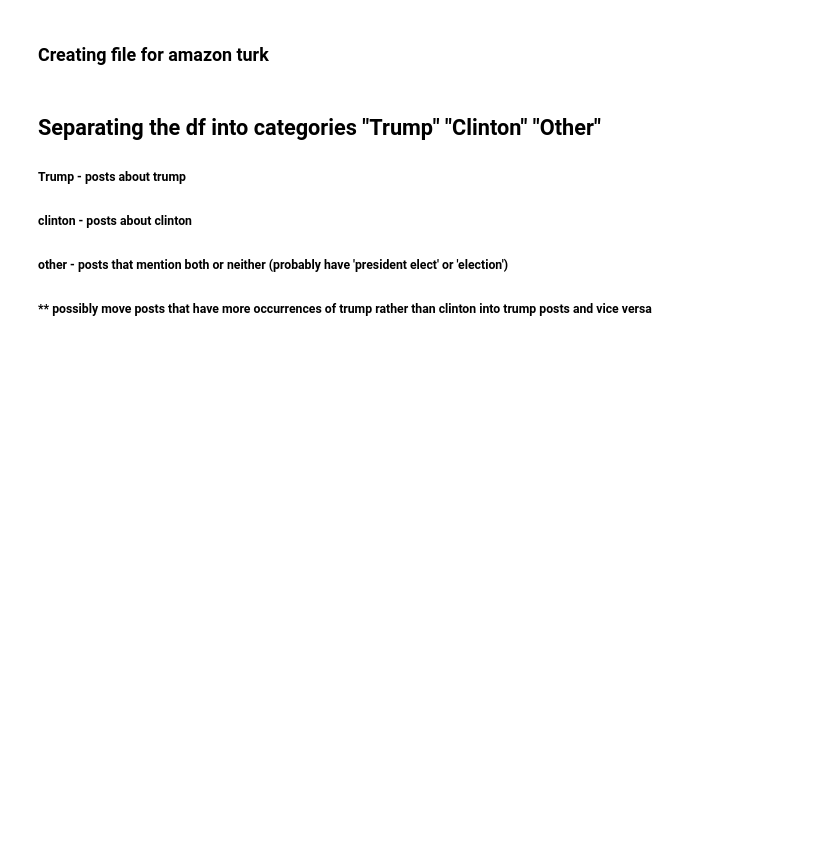
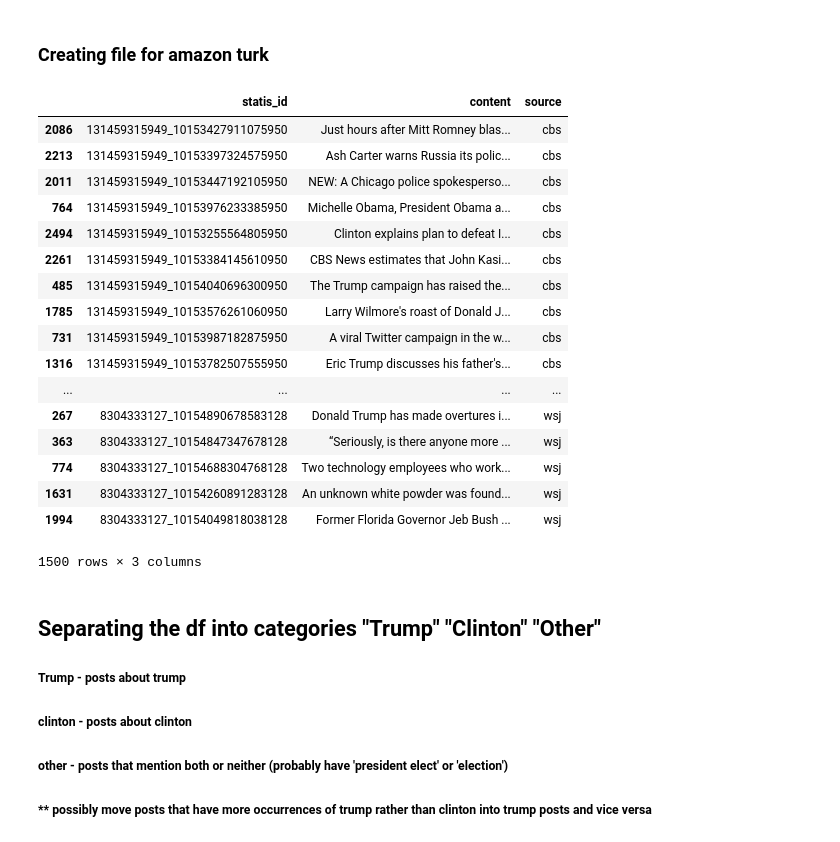
Before and after one commit to harumhl/Grab-Em-by-the-Posts-, a Jupyter notebook: python/489_Project.ipynb, the cells around one changed output. Saved outputs shown, nothing was run; the diff lists cells and outputs as text; code cells hidden in the pictures; blank space fills up the shorter version.

Commit message:
merged the 6 sources into one file

```diff
--- a/python/489_Project.ipynb
+++ b/python/489_Project.ipynb
@@ -283,6 +283,7 @@ turk_data.to_csv(data_path)
 cbs_turk = cbs_df.sample(n=250)
 cbs_turk = cbs_turk[['status_id','status_message']]
 cbs_turk.columns = ['statis_id', 'content']
+cbs_turk['source'] = "cbs"
 data_path = "../Turk/cbs_input.csv"
 cbs_turk.to_csv(data_path)
 
@@ -290,6 +291,7 @@ cbs_turk.to_csv(data_path)
 cnn_turk = cnn_df.sample(n=250)
 cnn_turk = cnn_turk[['status_id','status_message']]
 cnn_turk.columns = ['statis_id', 'content']
+cnn_turk['source'] = "cnn"
 data_path = "../Turk/cnn_input.csv"
 cnn_turk.to_csv(data_path)
 
@@ -297,6 +299,7 @@ cnn_turk.to_csv(data_path)
 fox_turk = fox_df.sample(n=250)
 fox_turk = fox_turk[['status_id','status_message']]
 fox_turk.columns = ['statis_id', 'content']
+fox_turk['source'] = "fox"
 data_path = "../Turk/fox_input.csv"
 fox_turk.to_csv(data_path)
 
@@ -304,6 +307,7 @@ fox_turk.to_csv(data_path)
 msnbc_turk = msnbc_df.sample(n=250)
 msnbc_turk = msnbc_turk[['status_id','status_message']]
 msnbc_turk.columns = ['statis_id', 'content']
+msnbc_turk['source'] = "msnbc"
 data_path = "../Turk/msnbc_input.csv"
 msnbc_turk.to_csv(data_path)
 
@@ -314,6 +318,7 @@ msnbc_turk.to_csv(data_path)
 usatoday_turk = usatoday_df.sample(n=250)
 usatoday_turk = usatoday_turk[['status_id','status_message']]
 usatoday_turk.columns = ['statis_id', 'content']
+usatoday_turk['source'] = "usatoday"
 data_path = "../Turk/usatoday_input.csv"
 usatoday_turk.to_csv(data_path)
 
@@ -321,8 +326,33 @@ usatoday_turk.to_csv(data_path)
 wsj_turk = wsj_df.sample(n=250)
 wsj_turk = wsj_turk[['status_id','status_message']]
 wsj_turk.columns = ['statis_id', 'content']
+wsj_turk['source'] = "wsj"
 data_path = "../Turk/wsj_input.csv"
 wsj_turk.to_csv(data_path)
+# %%
+frames = [cbs_turk, cnn_turk,fox_turk, msnbc_turk, usatoday_turk, wsj_turk]
+turk_data = pd.concat(frames)
+data_path = "../Turk"
+turk_data.to_csv(data_path)
+# %% [output]
+|  | statis_id | content | source |
+| 2086 | 131459315949_10153427911075950 | Just hours after Mitt Romney blas... | cbs |
+| 2213 | 131459315949_10153397324575950 | Ash Carter warns Russia its polic... | cbs |
+| 2011 | 131459315949_10153447192105950 | NEW: A Chicago police spokesperso... | cbs |
+| 764 | 131459315949_10153976233385950 | Michelle Obama, President Obama a... | cbs |
+| 2494 | 131459315949_10153255564805950 | Clinton explains plan to defeat I... | cbs |
+| 2261 | 131459315949_10153384145610950 | CBS News estimates that John Kasi... | cbs |
+| 485 | 131459315949_10154040696300950 | The Trump campaign has raised the... | cbs |
+| 1785 | 131459315949_10153576261060950 | Larry Wilmore's roast of Donald J... | cbs |
+| 731 | 131459315949_10153987182875950 | A viral Twitter campaign in the w... | cbs |
+| 1316 | 131459315949_10153782507555950 | Eric Trump discusses his father's... | cbs |
+| ... | ... | ... | ... |
+| 267 | 8304333127_10154890678583128 | Donald Trump has made overtures i... | wsj |
+| 363 | 8304333127_10154847347678128 | “Seriously, is there anyone more ... | wsj |
+| 774 | 8304333127_10154688304768128 | Two technology employees who work... | wsj |
+| 1631 | 8304333127_10154260891283128 | An unknown white powder was found... | wsj |
+| 1994 | 8304333127_10154049818038128 | Former Florida Governor Jeb Bush ... | wsj |
+1500 rows × 3 columns
 # %% [markdown]
 ## Separating the df into categories "Trump" "Clinton" "Other"
 ##### Trump - posts about trump
```
Also changed, not shown: parts of 1 cell of this notebook, 8 other files.
